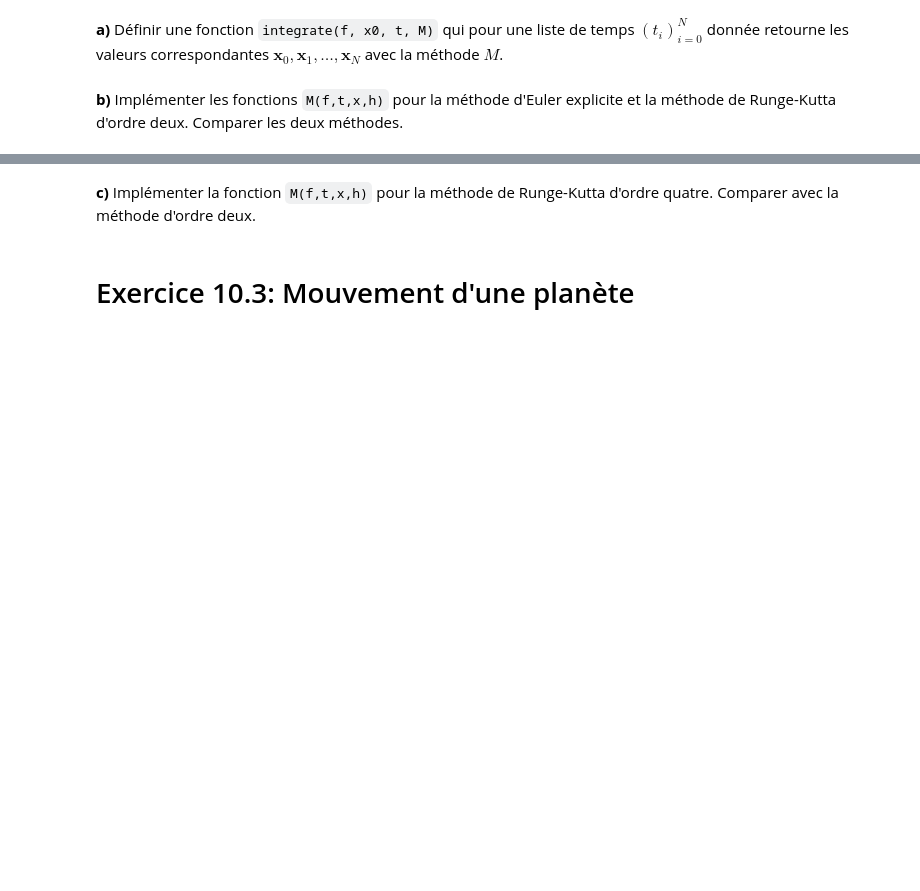
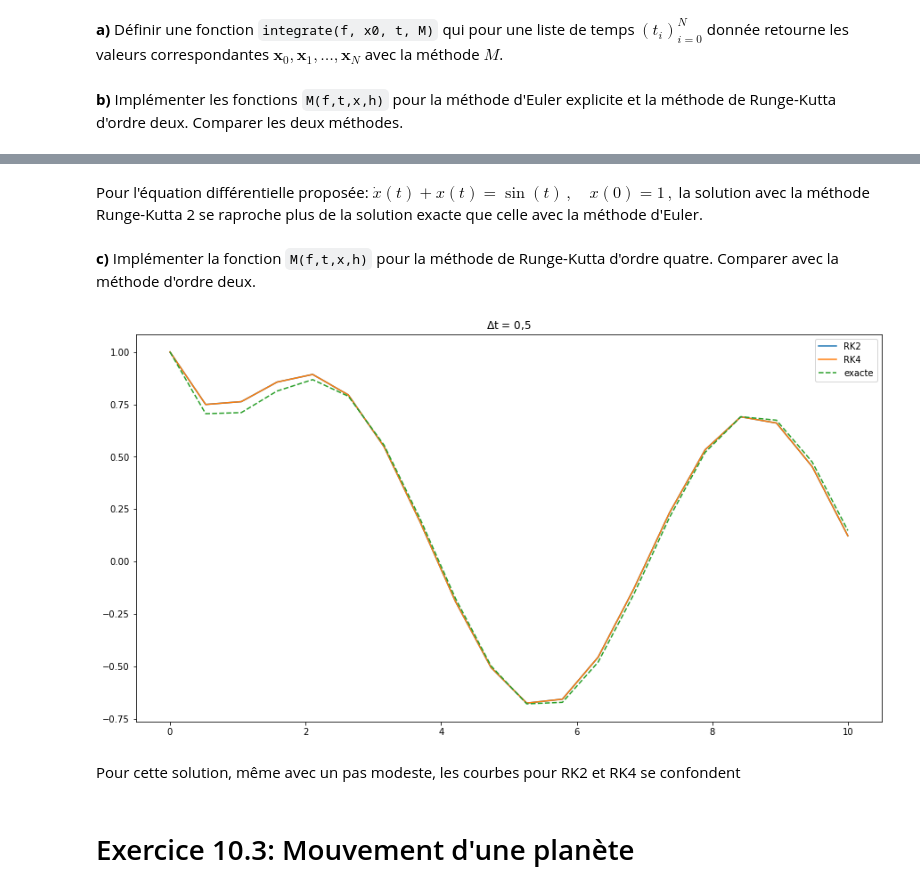
Before and after one commit to AntonioHorcasSerrano/LU2MA100, a Jupyter notebook: chap10.ipynb, the cells around one changed output, grey strips where cells are left out. Drawn from its saved outputs; the diff is of its cells as text; code cells hidden in the pictures; blank space fills up the shorter version.

```diff
--- a/chap10.ipynb
+++ b/chap10.ipynb
@@ -393,8 +428,40 @@ Implémenter les fonctions `M(f,t,x,h)` pour la méthode d'Euler explicite et la
+# %% [markdown]
+Pour l'équation différentielle proposée: $\dot{x}(t) + x(t) = \sin(t) \,, \quad x(0)=1 \,,$ la solution avec la méthode Runge-Kutta 2 se raproche plus de la solution exacte que celle avec la méthode d'Euler.
 # %% [markdown]
 
 
 **c)**
 Implémenter la fonction `M(f,t,x,h)` pour la méthode de Runge-Kutta d'ordre quatre. Comparer avec la méthode d'ordre deux.
+# %%
+def f(t,x):
+    return math.sin(t) - x
+
+def M_rk4(f,t,x,h):
+    i = h/2
+    ii = h/6
+    k1 = f(t, x)
+    k2 = f(t+i, x+i*k1)
+    k3 = f(t+i, x+i*k2)
+    k4 = f(t+h, x+h*k3)
+    return ii*(k1 + 2*k2 + 2*k3 + k4)
+
+
+plt.figure(figsize=(15,8))
+t = np.linspace(0,10,20)
+x0 = 1
+x = integrate(f, x0, t, M_rk2)
+plt.title(r'$\Delta$t = 0,5')
+plt.plot(t,x, label='RK2')
+integrate(f, x0, t, M_rk4)
+plt.plot(t,x, label='RK4')
+exact = fonction(t)
+plt.plot(t,exact, label='exacte',linestyle='dashed')
+plt.legend()
+plt.show()
+# %% [output]
+[figure, added]
+# %% [markdown]
+Pour cette solution, même avec un pas modeste, les courbes pour RK2 et RK4 se confondent
 # %% [markdown]
 # Exercice 10.3: Mouvement d'une planète
 # %% [markdown]
```
Also changed, not shown: parts of 7 cells of this notebook.
